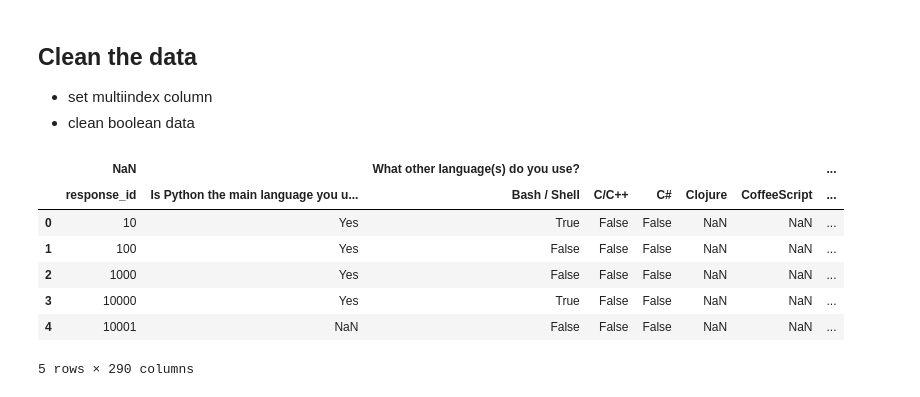
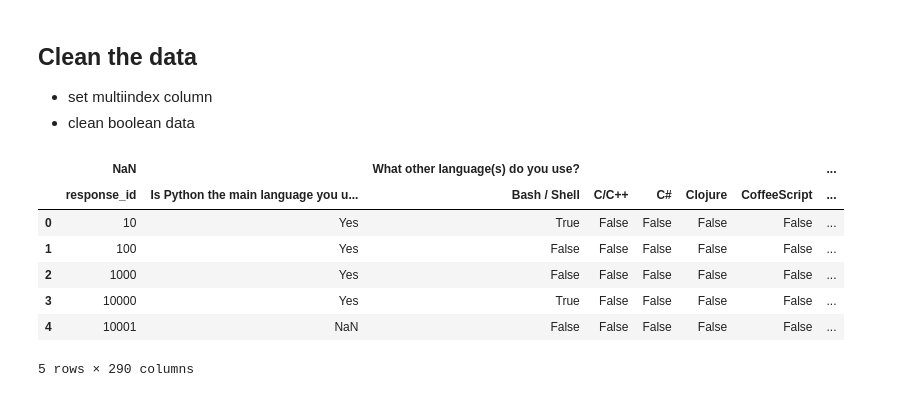
Before and after one commit to Sawy89/python_survey_analysis, a Jupyter notebook: Main_analysis.ipynb, the cells around one changed output. Saved outputs shown, nothing was run; the diff lists cells and outputs as text; code cells hidden in the pictures.

```diff
--- a/Main_analysis.ipynb
+++ b/Main_analysis.ipynb
@@ -29,27 +29,27 @@ df = pd.read_csv('./python_psf_external_19.csv')
 # %%
 # Multiindex
 idx = df.columns.str.replace('::',':')
 idx = idx.str.split(':', expand=True).swaplevel()
 df.columns = idx
 
 # boolean
 for col_tupla in df.columns:
     values = list(set(df[col_tupla]))
     if np.nan in values:
-        values.remove(np.nan)
+        values = [x for x in values if str(x) != 'nan']
     if col_tupla[1] == values[0]:
         if len(values) == 1:
             df[col_tupla] = df[col_tupla].apply(lambda x: True if x == values[0] else False)
         elif len(values) == 0:
             df[col_tupla] = False
 
 df.head()
 # %% [output]
 |  | NaN |  | What other language(s) do you use? |  |  |  |  | ... |
 |  | response_id | Is Python the main language you u... | Bash / Shell | C/C++ | C# | Clojure | CoffeeScript | ... |
-| 0 | 10 | Yes | True | False | False | NaN | NaN | ... |
-| 1 | 100 | Yes | False | False | False | NaN | NaN | ... |
-| 2 | 1000 | Yes | False | False | False | NaN | NaN | ... |
-| 3 | 10000 | Yes | True | False | False | NaN | NaN | ... |
-| 4 | 10001 | NaN | False | False | False | NaN | NaN | ... |
+| 0 | 10 | Yes | True | False | False | False | False | ... |
+| 1 | 100 | Yes | False | False | False | False | False | ... |
+| 2 | 1000 | Yes | False | False | False | False | False | ... |
+| 3 | 10000 | Yes | True | False | False | False | False | ... |
+| 4 | 10001 | NaN | False | False | False | False | False | ... |
 5 rows × 290 columns
```
Also changed, not shown: parts of 30 cells of this notebook.
